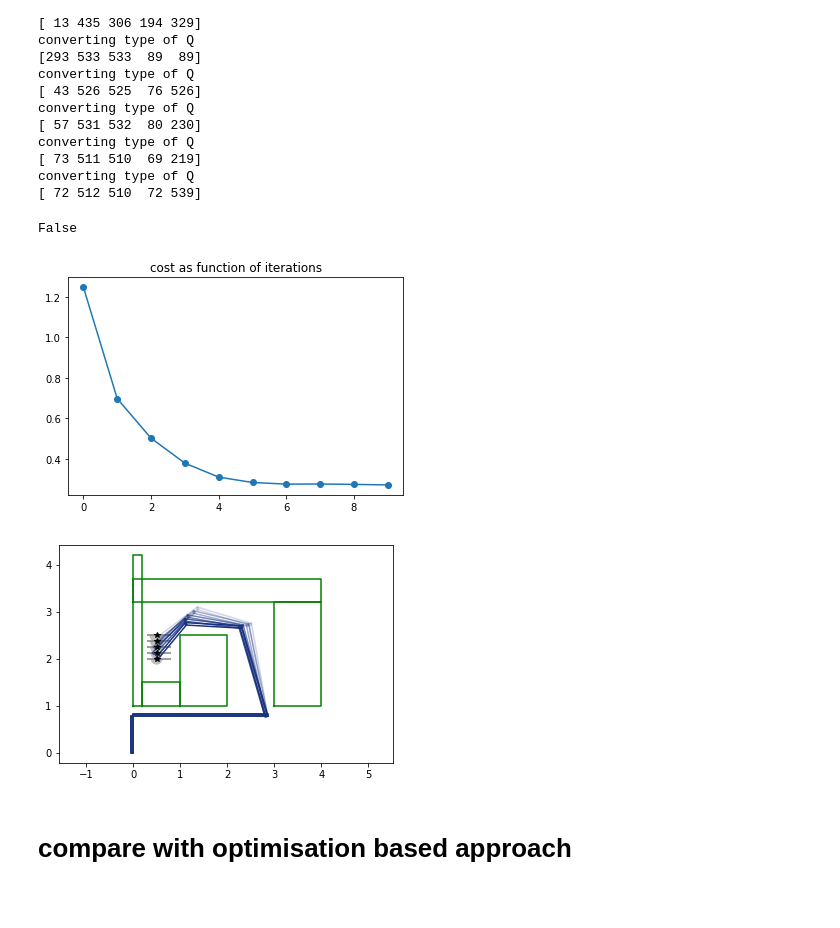
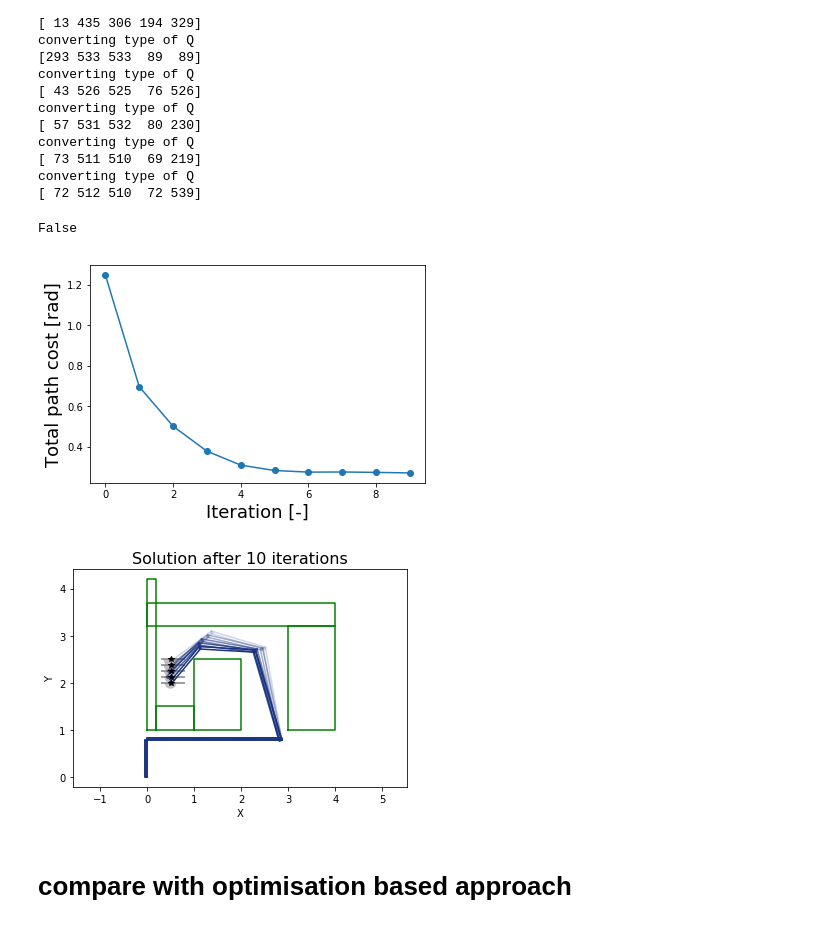
Before and after one commit to JeroenDM/planar_python_robotics, a Jupyter notebook: incremental_grid_refining_4.ipynb, the cells around one changed output. Saved outputs shown, nothing was run; the diff lists cells and outputs as text; code cells hidden in the pictures; blank space fills up the shorter version.

Commit message:
add labels to plots

```diff
--- a/incremental_grid_refining_4.ipynb
+++ b/incremental_grid_refining_4.ipynb
@@ -51,21 +51,26 @@ converting type of Q
 # %%
 print(sol['success'])
 
 plt.plot(sol['length_all_iterations'], 'o-')
-plt.title("cost as function of iterations")
+plt.xlabel("Iteration [-]", fontsize=18)
+plt.ylabel("Total path cost [rad]", fontsize=18)
 plt.show()
 
 fig2, ax2 = plt.subplots()
 ax2.axis('equal')
 #robot1.plot_path_kinematics(ax2, path_js[2])
 robot1.plot_path(ax2, sol['path'])
 for r in sc1: r.plot(ax2, 'g')
 for tp in path1: tp.plot(ax2)
+
+plt.title("Solution after 10 iterations", fontsize=16)
+plt.xlabel("X")
+plt.ylabel("Y")
 plt.show()
 # %% [output]
 False
-[figure, old version]
+[figure, new version]
-[figure, old version]
+[figure, new version]
 # %% [markdown]
 # compare with optimisation based approach
 # %%
```
